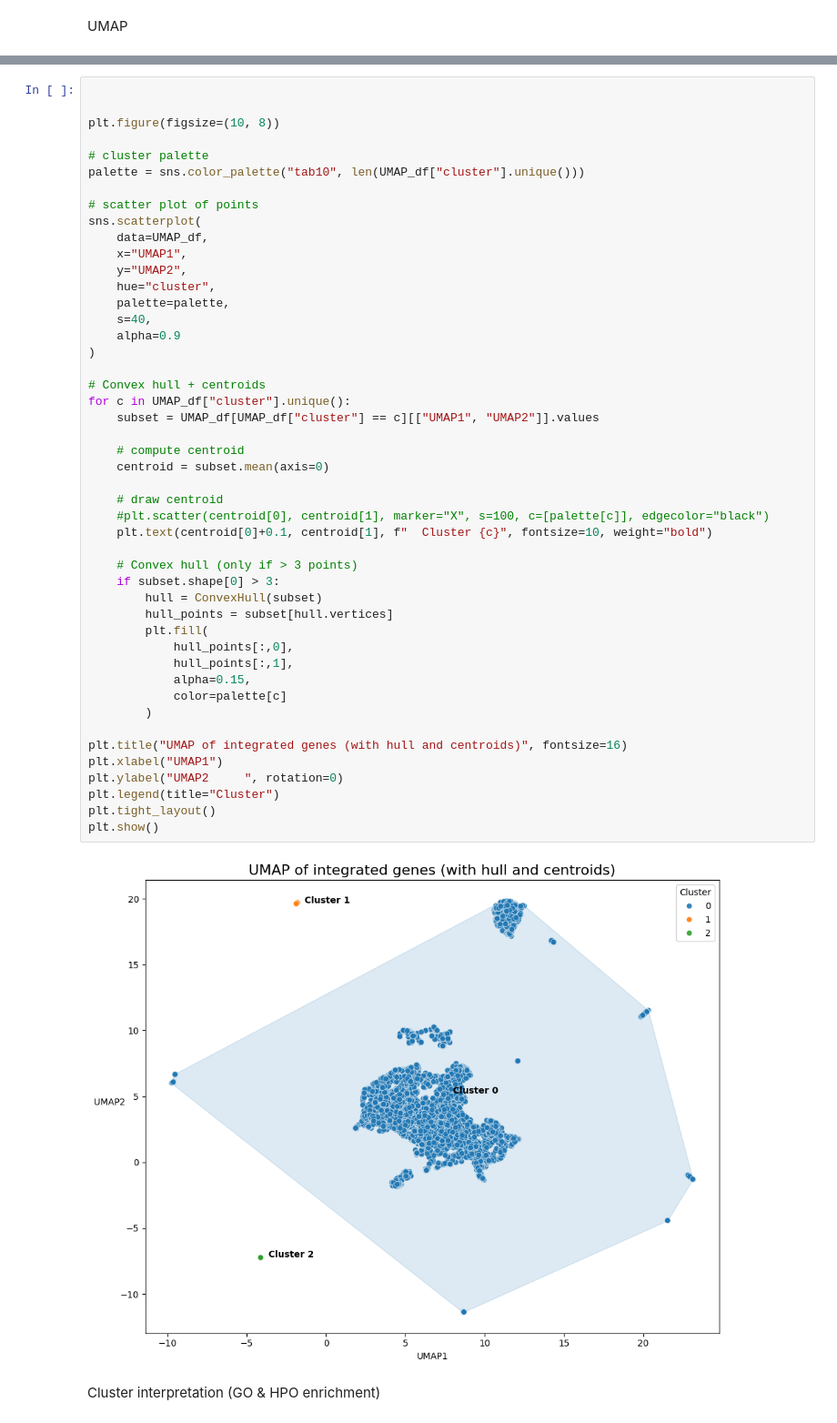
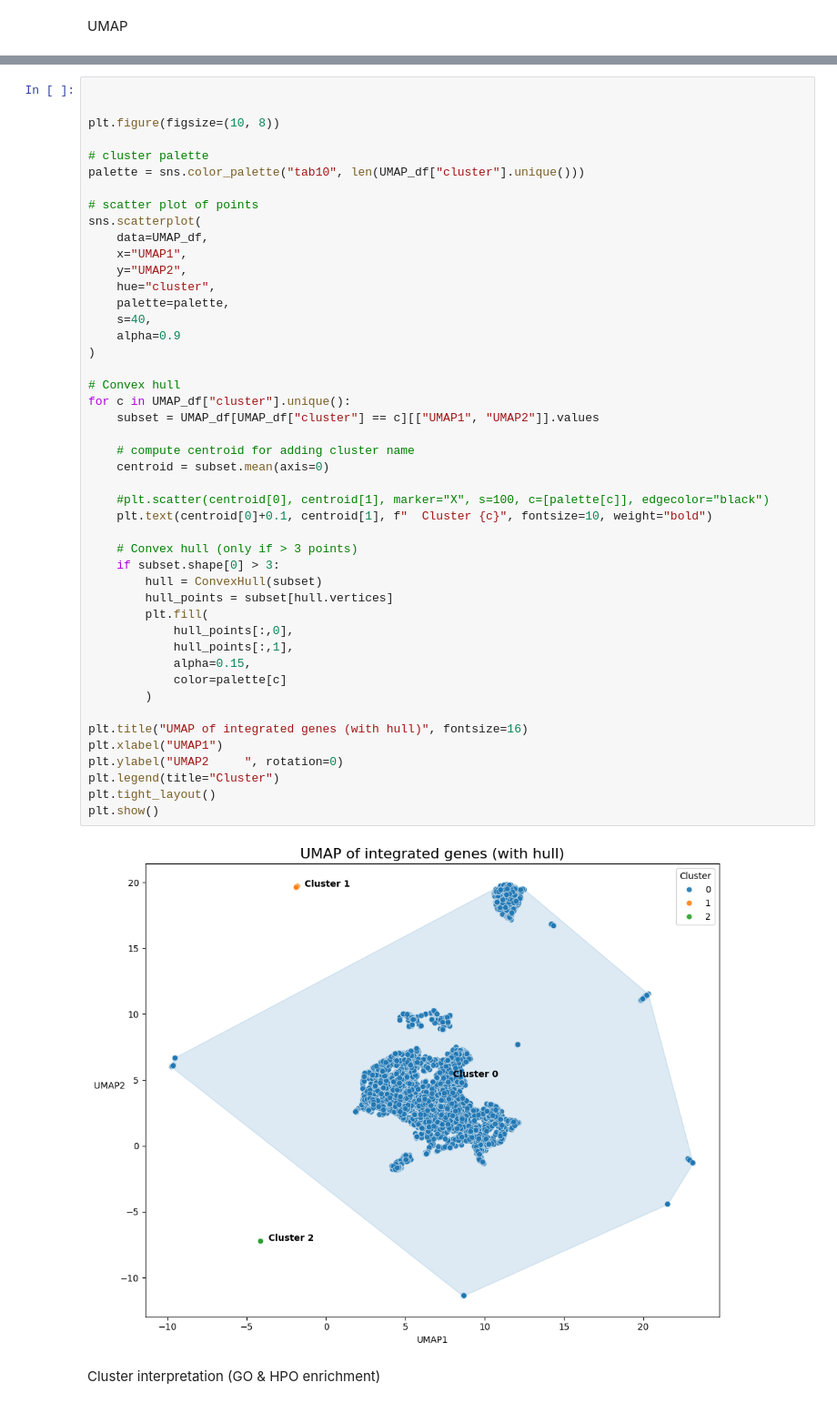
Before and after one commit to edgarcarlos/scientific-vis, a Jupyter notebook: Assignment 2.ipynb, the cells around one changed output, grey strips where cells are left out. Shown at 91% size. Drawn from its saved outputs; the diff is of its cells as text.

```diff
--- a/Assignment 2.ipynb
+++ b/Assignment 2.ipynb
@@ -656,38 +645,37 @@ sns.scatterplot(
     palette=palette,
     s=40,
     alpha=0.9
 )
 
-# Convex hull + centroids
+# Convex hull
 for c in UMAP_df["cluster"].unique():
     subset = UMAP_df[UMAP_df["cluster"] == c][["UMAP1", "UMAP2"]].values
 
-    # compute centroid
+    # compute centroid for adding cluster name
     centroid = subset.mean(axis=0)
 
-    # draw centroid
     #plt.scatter(centroid[0], centroid[1], marker="X", s=100, c=[palette[c]], edgecolor="black")
     plt.text(centroid[0]+0.1, centroid[1], f"  Cluster {c}", fontsize=10, weight="bold")
 
     # Convex hull (only if > 3 points)
     if subset.shape[0] > 3:
         hull = ConvexHull(subset)
         hull_points = subset[hull.vertices]
         plt.fill(
             hull_points[:,0],
             hull_points[:,1],
             alpha=0.15,
             color=palette[c]
         )
 
-plt.title("UMAP of integrated genes (with hull and centroids)", fontsize=16)
+plt.title("UMAP of integrated genes (with hull)", fontsize=16)
 plt.xlabel("UMAP1")
 plt.ylabel("UMAP2     ", rotation=0)
 plt.legend(title="Cluster")
 plt.tight_layout()
 plt.show()
 # %% [output]
-[figure, old version]
+[figure, new version]
 # %% [markdown]
 Cluster interpretation (GO & HPO enrichment)
 # %% [markdown]
```
Also changed, not shown: parts of 3 cells of this notebook.
